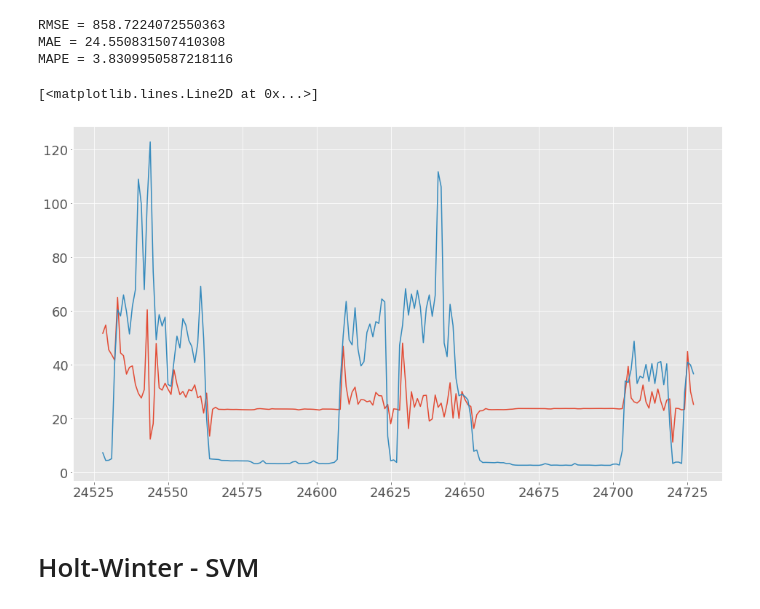
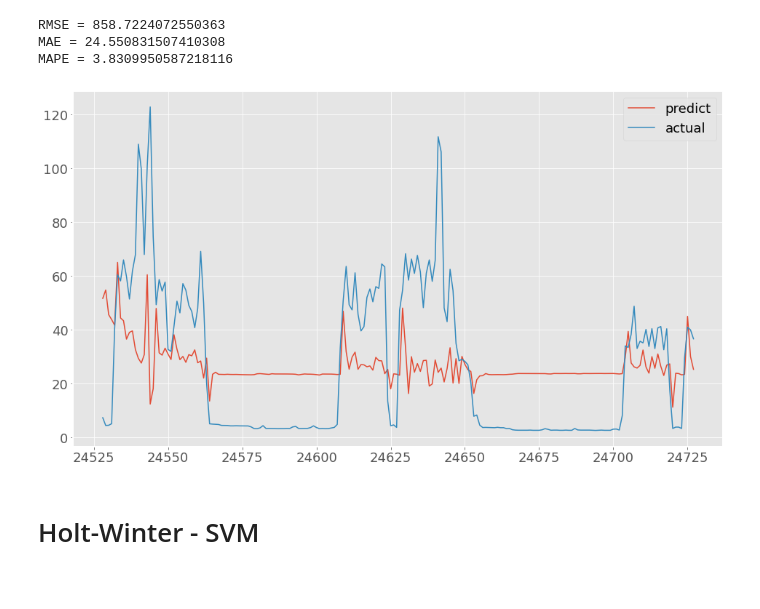
Before and after one commit to ImPerplexed/Thesis_212_BuiTuanKiet, a Jupyter notebook: thesis.ipynb, the cells around one changed output. Drawn from its saved outputs; the diff is of its cells as text; code cells hidden in the pictures.

```diff
--- a/thesis.ipynb
+++ b/thesis.ipynb
@@ -209,11 +227,13 @@ MAE = 24.550831507410308
 MAPE = 3.8309950587218116
 # %%
 #test area
-plt.plot(arima_SVR_fc[:200]+arima_fc[:200])
-plt.plot(test[:200])
+plt.plot(arima_SVR_fc[:200]+arima_fc[:200], label = 'predict')
+plt.plot(test[:200], label = 'actual')
+plt.legend()
+plt.savefig('ARIMASVR_200')
+plt.show()
 # %% [output]
-[<matplotlib.lines.Line2D at 0x...>]
-[figure, old version]
+[figure, new version]
 # %% [markdown]
 # Holt-Winter - SVM
 # %% [markdown]
```
Also changed, not shown: parts of 20 cells of this notebook.
